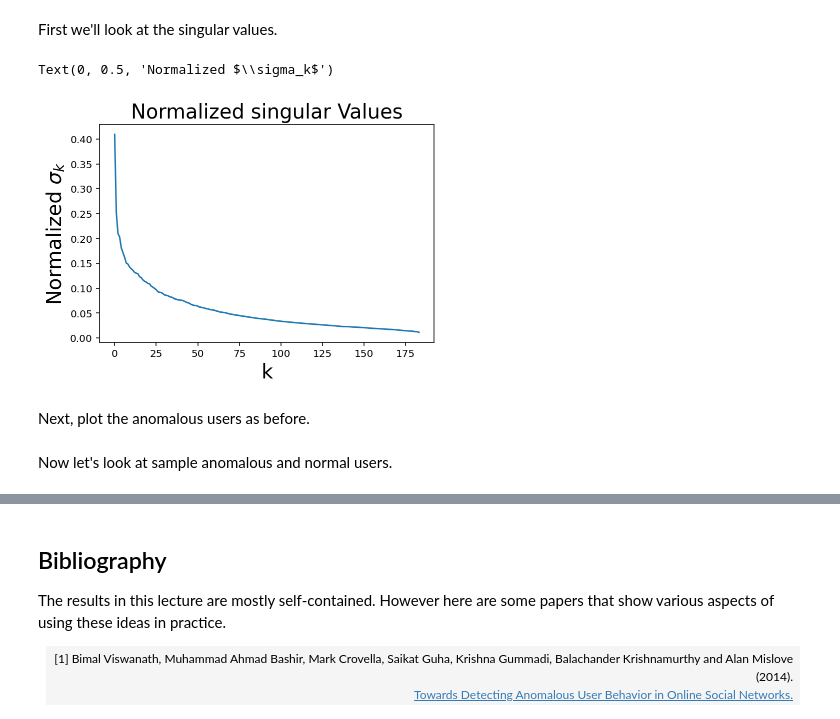
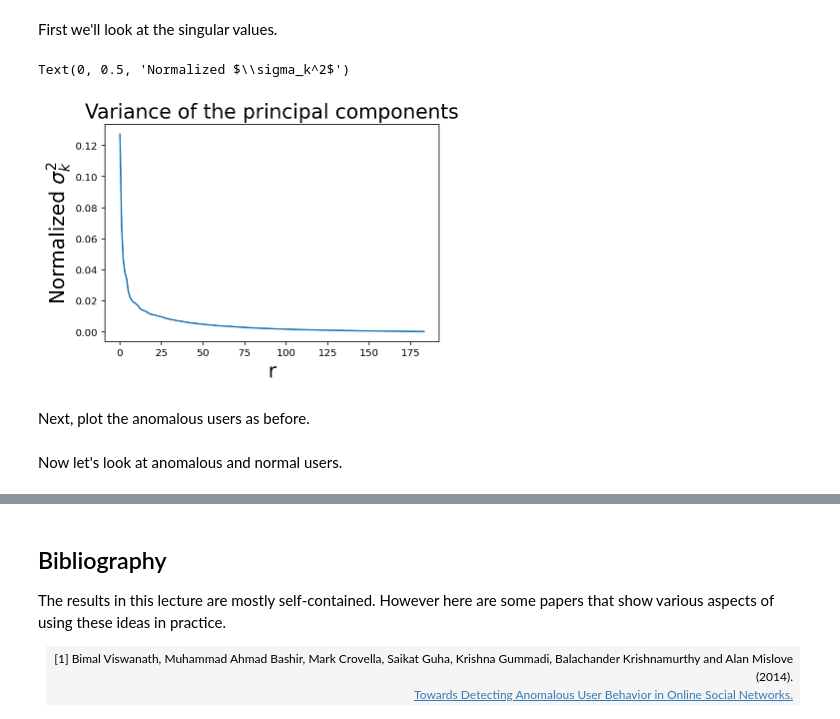
Before and after one commit to andreaaraldo/mining-low-dim-network-data, a Jupyter notebook: BarcelonaCourse.ipynb, the cells around one changed output, grey strips where cells are left out. Cells and saved outputs as stored; diff of their text form; code cells hidden in the pictures.

```diff
--- a/BarcelonaCourse.ipynb
+++ b/BarcelonaCourse.ipynb
@@ -316,12 +302,12 @@ Now let's
 # %%
 # components to consider
-k=25
+r=25
 
-U_k = U[:,0:k]
-Sigma_k = np.diag(Sigma[0:k])
-V_k_t = Vt[0:k,:]
+U_r = U[:,0:r]
+Sigma_r = np.diag(Sigma[0:r])
+V_r_t = Vt[0:r,:]
 
-N = np.dot(U_k, np.dot(Sigma_k, V_k_t) )
+N = np.dot(U_r, np.dot(Sigma_r, V_r_t) )
 
 O = FBSpatial - N
 Onorm = np.linalg.norm(O,axis=1)
@@ -335,5 +321,5 @@ plt.plot(FBSnorm)
 plt.plot(anomSet,FBSnorm[anomSet],'ro')
 plt.title('Top 30 Anomalous Users')
 plt.xlabel('User ids', size=20)
-plt.ylabel('Total likes',size=20)
+plt.ylabel('Deviation from average total likes',size=20)
 # %% [output]
@@ -353,18 +339,28 @@ Rows are users, Columns are days.
 First we'll look at the singular values.
 # %%
 data = np.loadtxt('data/social/data/temporal_data.txt')
-FBTemporal = data[:,1:]
+FBTemporal_orig = data[:,1:]
+
+scaler = StandardScaler()
+FBTemporal = scaler.fit_transform(FBTemporal_orig)
+
 FBTnorm = np.linalg.norm(FBTemporal,axis=1,ord=1)
 U,Sigma,Vt = np.linalg.svd(FBTemporal,full_matrices=False)
 
+
+Sigma_squared = np.square(Sigma)
+total_variance = total_variance = sum(Sigma_squared)
+
+
+
 ### Plotting
-plt.plot(Sigma/np.linalg.norm(FBTemporal))
-plt.title('Normalized singular Values', size=20)
-plt.xlabel('k', size=20)
-plt.ylabel(r'Normalized $\sigma_k$', size=20)
+plt.plot(Sigma_squared/total_variance)
+plt.title('Variance of the principal components', size=20)
+plt.xlabel('r', size=20)
+plt.ylabel(r'Normalized $\sigma_k^2$', size=20)
 # %% [output]
-Text(0, 0.5, 'Normalized $\\sigma_k$')
+Text(0, 0.5, 'Normalized $\\sigma_k^2$')
-[figure, old version]
+[figure, new version]
 # %% [markdown]
 Next, plot the anomalous users as before.
 # %%
@@ -382,7 +378,7 @@ Onorm = np.linalg.norm(O,axis=1)
 # get top 30 anomalous users
 anomSet = np.argsort(Onorm)[-30:]
 # %% [markdown]
-Now let's look at sample anomalous and normal users.
+Now let's look at anomalous and normal users.
 # %%
 ### Plotting
 plt.plot(FBTnorm)
```
Also changed, not shown: parts of 26 cells of this notebook.
